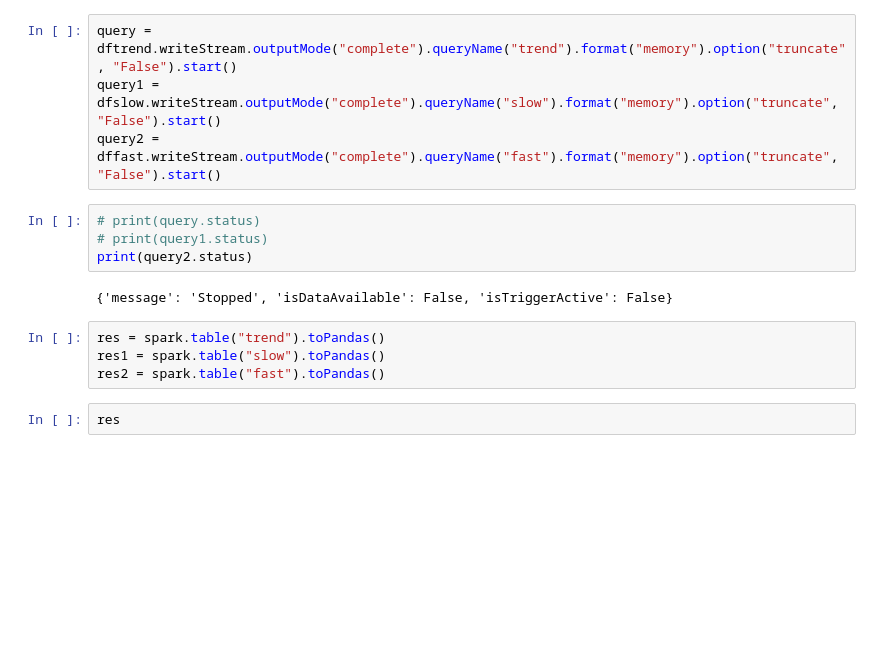
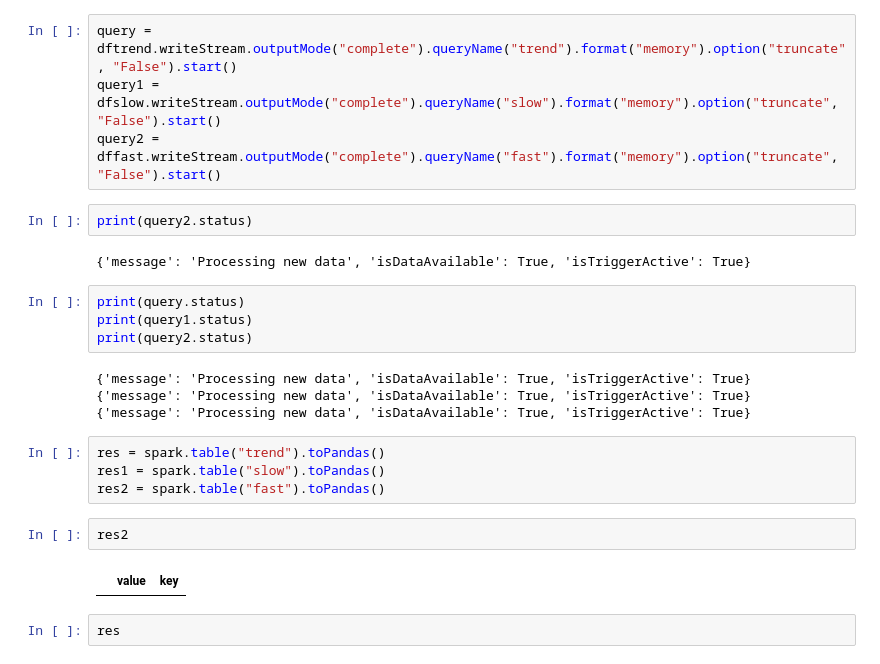
Before and after one commit to zw2497/Twitter_Stream_Processing, a Jupyter notebook: TopkAppJupyter.ipynb, the cells around one changed output. Drawn from its saved outputs; the diff is of its cells as text; blank space fills up the shorter version.

```diff
--- a/TopkAppJupyter.ipynb
+++ b/TopkAppJupyter.ipynb
@@ -99,16 +140,26 @@ group by hashtag, window(timestamp, "30 seconds", "5 seconds")
 query = dftrend.writeStream.outputMode("complete").queryName("trend").format("memory").option("truncate", "False").start()
 query1 = dfslow.writeStream.outputMode("complete").queryName("slow").format("memory").option("truncate", "False").start()
 query2 = dffast.writeStream.outputMode("complete").queryName("fast").format("memory").option("truncate", "False").start()
+# %%
+print(query2.status)
+# %% [output]
+{'message': 'Processing new data', 'isDataAvailable': True, 'isTriggerActive': True}
 # %%
-# print(query.status)
-# print(query1.status)
+print(query.status)
+print(query1.status)
 print(query2.status)
 # %% [output]
-{'message': 'Stopped', 'isDataAvailable': False, 'isTriggerActive': False}
+{'message': 'Processing new data', 'isDataAvailable': True, 'isTriggerActive': True}
+{'message': 'Processing new data', 'isDataAvailable': True, 'isTriggerActive': True}
+{'message': 'Processing new data', 'isDataAvailable': True, 'isTriggerActive': True}
 # %%
 res = spark.table("trend").toPandas()
 res1 = spark.table("slow").toPandas()
 res2 = spark.table("fast").toPandas()
+# %%
+res2
+# %% [output]
+|  | value | key |
 # %%
 res
 # %% [output]
```
Also changed, not shown: parts of 11 cells of this notebook, 1 other file.
